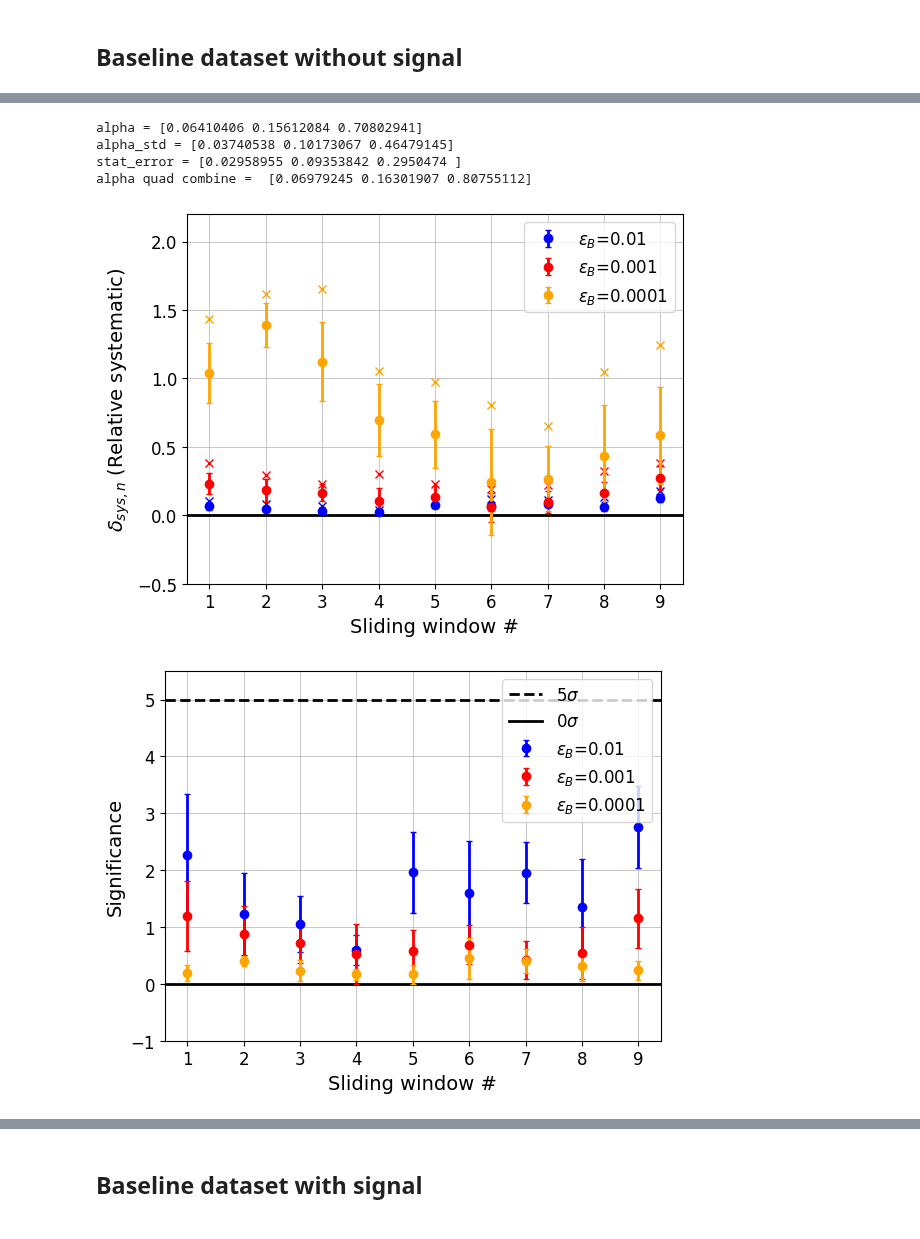
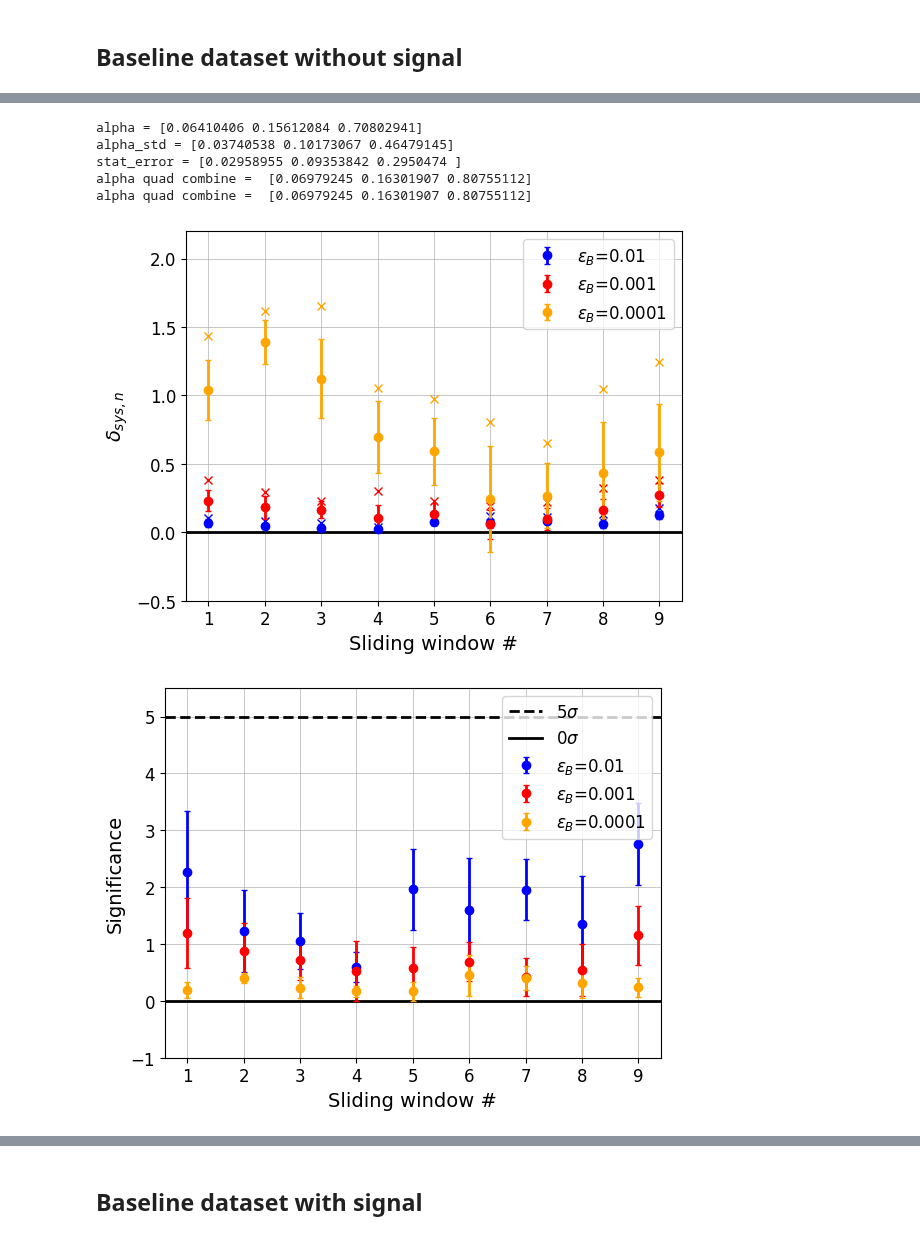
Before and after one commit to mariehein/bumphunt_paper, a Jupyter notebook: cathode_plotting.ipynb, the cells around one changed output, grey strips where cells are left out. Drawn from its saved outputs; the diff is of its cells as text; code cells hidden in the pictures.

```diff
--- a/cathode_plotting.ipynb
+++ b/cathode_plotting.ipynb
@@ -51,34 +52,41 @@ stat_error = [0.02958956 0.09353835 0.29504698]
 # %%
 folder = general_directory_project+"cathode_without_ranit_rand/"
 rel_results, rel_error, exp = bp.bump_hunt(folder)
 cathode_error = np.mean(rel_error,axis=(1,2))
 cathode_stat = np.mean(exp,axis=(1,2))
 cathode_sys = np.std(rel_error, axis=(1,2))
 print("alpha =",cathode_error)
 print("alpha_std =", np.std(rel_error, axis=(1,2)))
 print("stat_error =",cathode_stat)
 bp.plotting_error(rel_error, "cathode_without", min=min_error, max=max_error, save=save)
 
 rel_results, rel_error, exp = bp.bump_hunt(folder, err=ranit_SB_error)
 bp.plotting(rel_results, "cathode_without_SB", min=min_sig, max = max_sig_no, save=save)
 
 rel_results, rel_error, exp = bp.bump_hunt(folder, err=ranit_Herwig_error)
 bp.plotting(rel_results, "cathode_without_Herwig", min=min_sig, max = max_sig_no, save=save)
 
 err = np.array([max([ranit_SB_error[i],ranit_Herwig_error[i]]) for i in range(3)])
 rel_results, rel_error, exp = bp.bump_hunt(folder, err=err)
 bp.plotting(rel_results, "cathode_without_Herwig_SB", min=min_sig, max = max_sig_no, save=save)
 
 err = np.array([np.sqrt(ranit_SB_error[i]**2+ranit_Herwig_error[i]**2) for i in range(3)])
 print("alpha quad combine = ", err)
 rel_results, rel_error, exp = bp.bump_hunt(folder, err=err)
 bp.plotting(rel_results, "cathode_without_Herwig_SB_quad", min=min_sig, max = max_sig_no, save=save)
+
+
+err = np.array([np.sqrt(ranit_SB_error[i]**2+ranit_Herwig_error[i]**2) for i in range(3)])
+print("alpha quad combine = ", err)
+rel_results, rel_error, exp = bp.bump_hunt(folder, err=err, err_err=np.array([0,0,0]))
+bp.plotting(rel_results, "cathode_without_Herwig_SB_quad", min=min_sig, max = max_sig_no, save=False)
 # %% [output]
 alpha = [0.06410406 0.15612084 0.70802941]
 alpha_std = [0.03740538 0.10173067 0.46479145]
 stat_error = [0.02958955 0.09353842 0.2950474 ]
 alpha quad combine =  [0.06979245 0.16301907 0.80755112]
+alpha quad combine =  [0.06979245 0.16301907 0.80755112]
-[figure, old version]
+[figure, new version]
 [figure]
 [figure]
 [figure]
```
Also changed, not shown: parts of 11 cells of this notebook, 5 other files.
